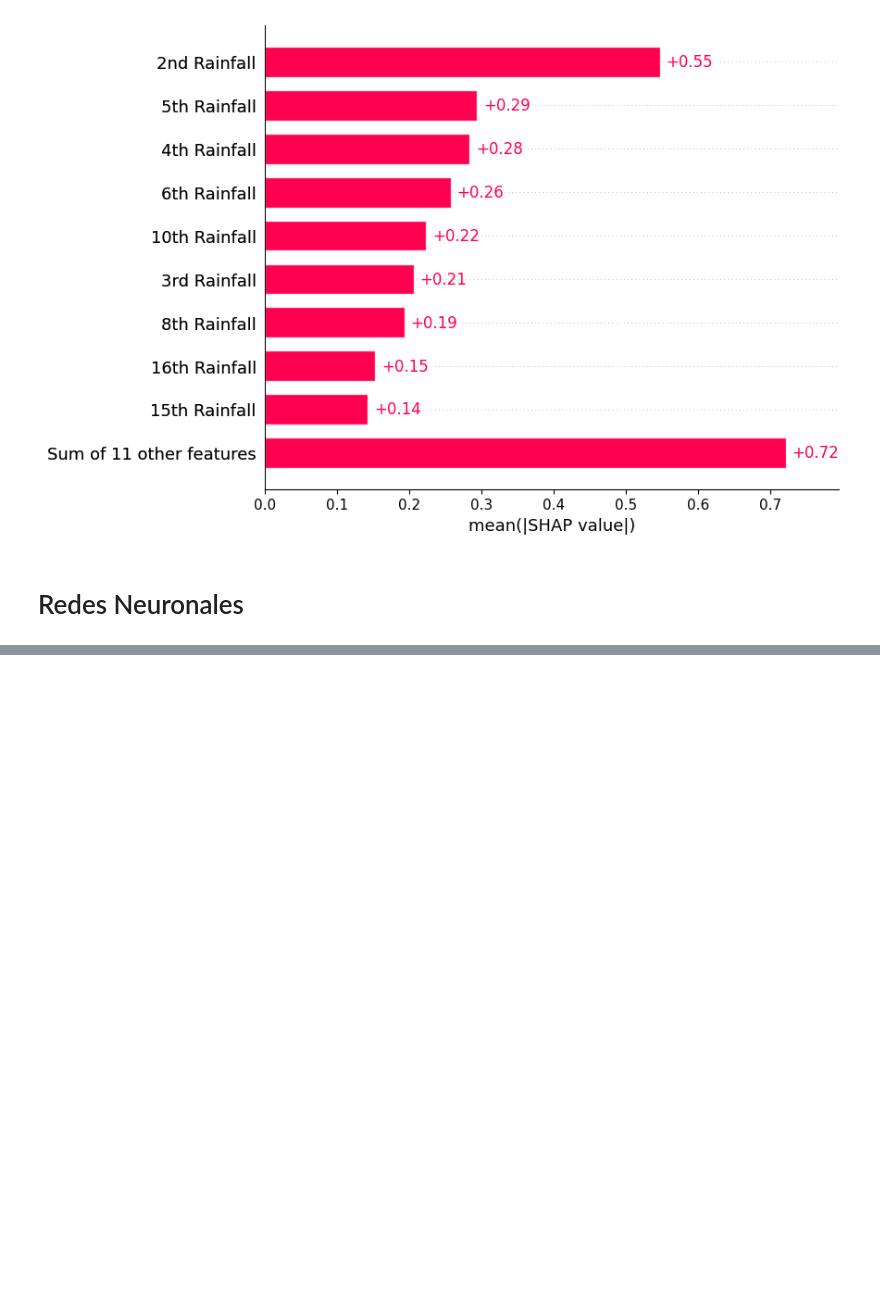
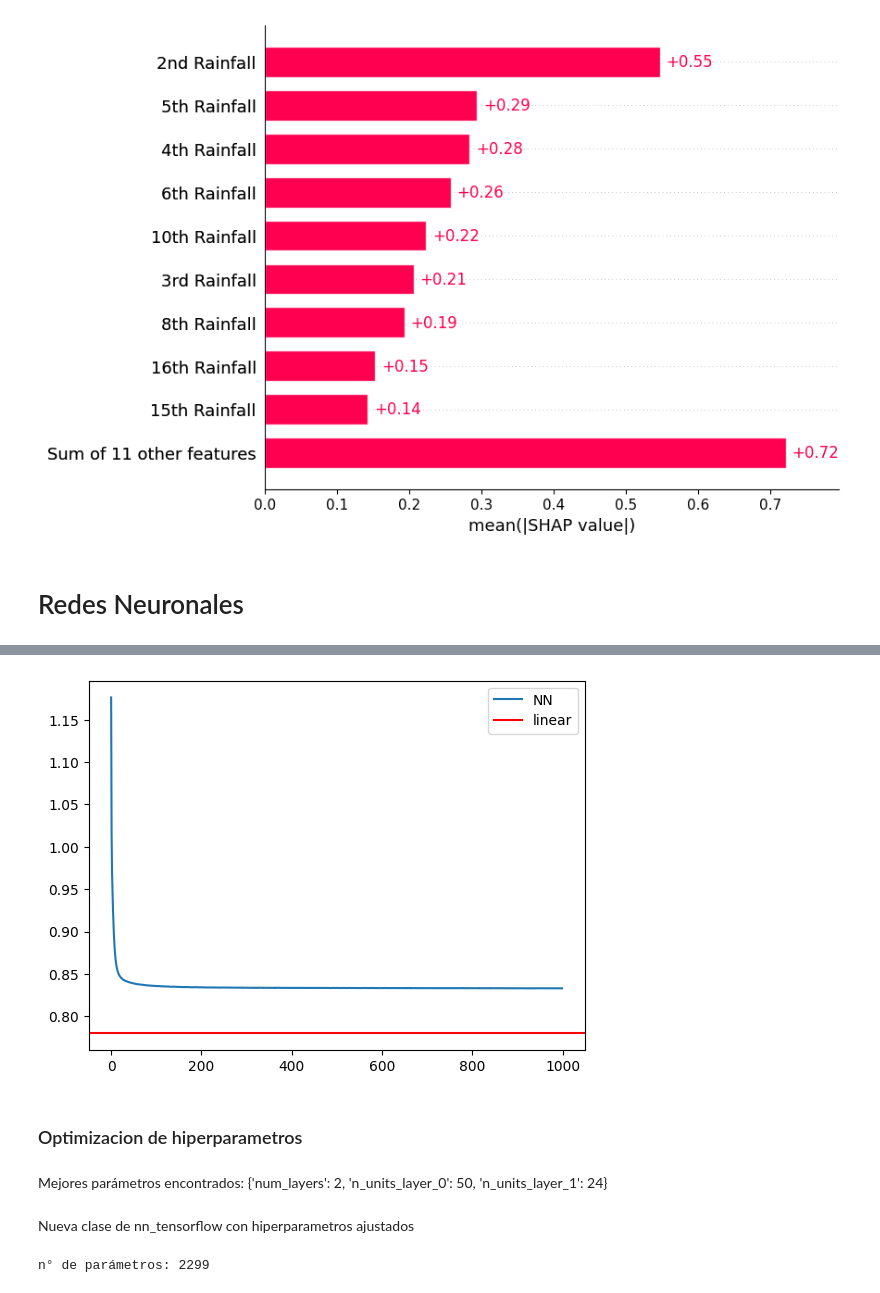
Before and after one commit to franciscoryb1/AA1-TUIA-RodriguezYBarros, a Jupyter notebook: TP-integrador-AA1.ipynb, the cells around one changed output, grey strips where cells are left out. Cells and saved outputs as stored; diff of their text form; code cells hidden in the pictures; blank space fills up the shorter version.

```diff
--- a/TP-integrador-AA1.ipynb
+++ b/TP-integrador-AA1.ipynb
@@ -1904,6 +1745,6 @@ logreg_2D = LogisticRegression()
 # %%
 # Entrenar un modelo de regresión logística
-logreg.fit(x_train_lg, y_train_lg)
+logreg.fit(X_train, y_train_lg)
 
 # Realizar predicciones en el conjunto de prueba
-y_pred = logreg.predict(x_test_lg)
+y_pred = logreg.predict(X_test)
@@ -2034,7 +1871,7 @@ param_grid_2 = {
 grid_search = GridSearchCV(logreg, param_grid_2, cv=5)
 
 # Realizar la búsqueda en cuadrícula
-grid_search.fit(x_train_lg, y_train_lg)
+grid_search.fit(X_train, y_train_lg)
 # %% [output]
 GridSearchCV(cv=5, estimator=LogisticRegression(),
              param_grid={'C': [0.1, 1, 10], 'class_weight': [None, 'balanced'],
@@ -2050,10 +1887,10 @@ Mejores hiperparámetros: {'C': 0.1, 'class_weight': None, 'penalty': 'l2', 'sol
 logreg_opt = LogisticRegression(C=0.1, class_weight=None, penalty='l2', solver='saga')
 # %%
 # Entrenar un modelo de regresión logística
-logreg_opt.fit(x_train_lg, y_train_lg)
+logreg_opt.fit(X_train, y_train_lg)
 
 # Realizar predicciones en el conjunto de prueba
-y_pred_opt = logreg_opt.predict(x_test_lg)
+y_pred_opt = logreg_opt.predict(X_test)
 # %%
 from sklearn.metrics import accuracy_score, confusion_matrix, classification_report
 
@@ -2732,4 +2443,0 @@ class NeuralNetwork():
-# %%
-### Entreno mi red neuronal
-model = NeuralNetwork()
-mse_epoch, W1_1, W2_1, W1_2 = model.fit(X_train,y_train, lr=0.1, epochs=1000)
@@ -2854,0 +2504,9 @@ n° de parámetros: 45
+# %%
+plt.plot(loss_history, label='NN')
+plt.axhline(mse, color='red', label='linear',linestyle = '-')
+plt.legend()
+plt.show()
+# %% [output]
+[figure, added]
+# %% [markdown]
+### Optimizacion de hiperparametros
@@ -2854,0 +2549,4 @@ n° de parámetros: 45
+# %% [markdown]
+Mejores parámetros encontrados: {'num_layers': 2, 'n_units_layer_0': 50, 'n_units_layer_1': 24}
+# %% [markdown]
+Nueva clase de nn_tensorflow con hiperparametros ajustados
@@ -2854,0 +2592,5 @@ n° de parámetros: 45
+# %%
+nn_tensorflowOpt = NeuralNetworkTensorFlowOpt()
+loss_history_opt = nn_tensorflowOpt.fit(X_train, y_train, lr=0.1, epochs=1000)
+# %% [output]
+n° de parámetros: 2299
```
Also changed, not shown: parts of 53 cells of this notebook.
